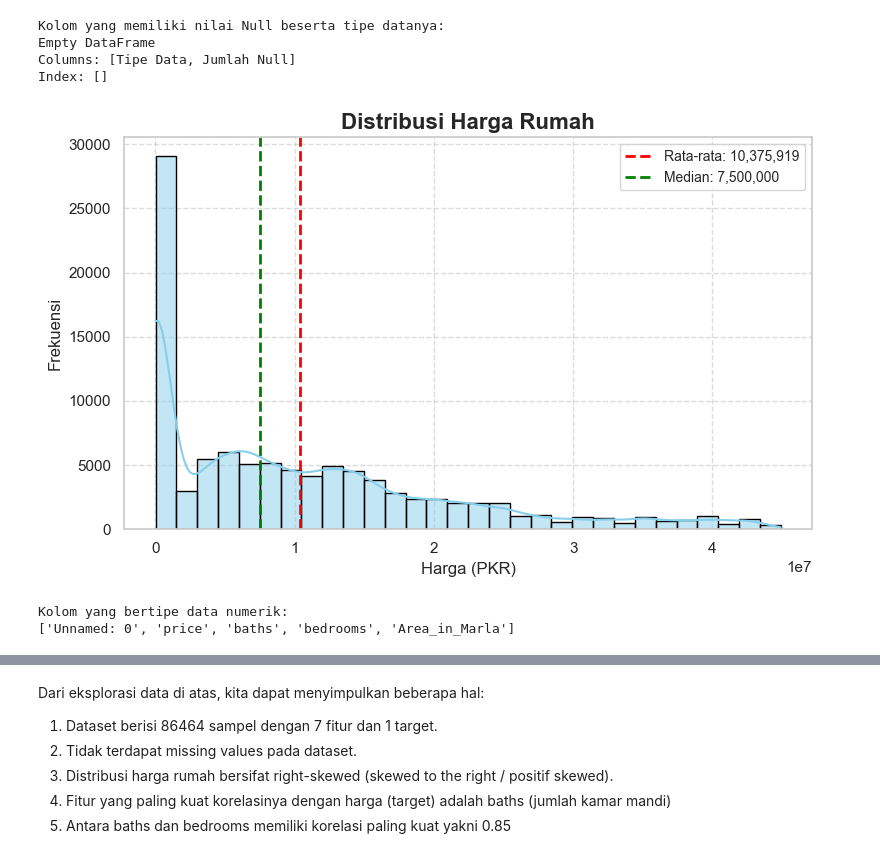
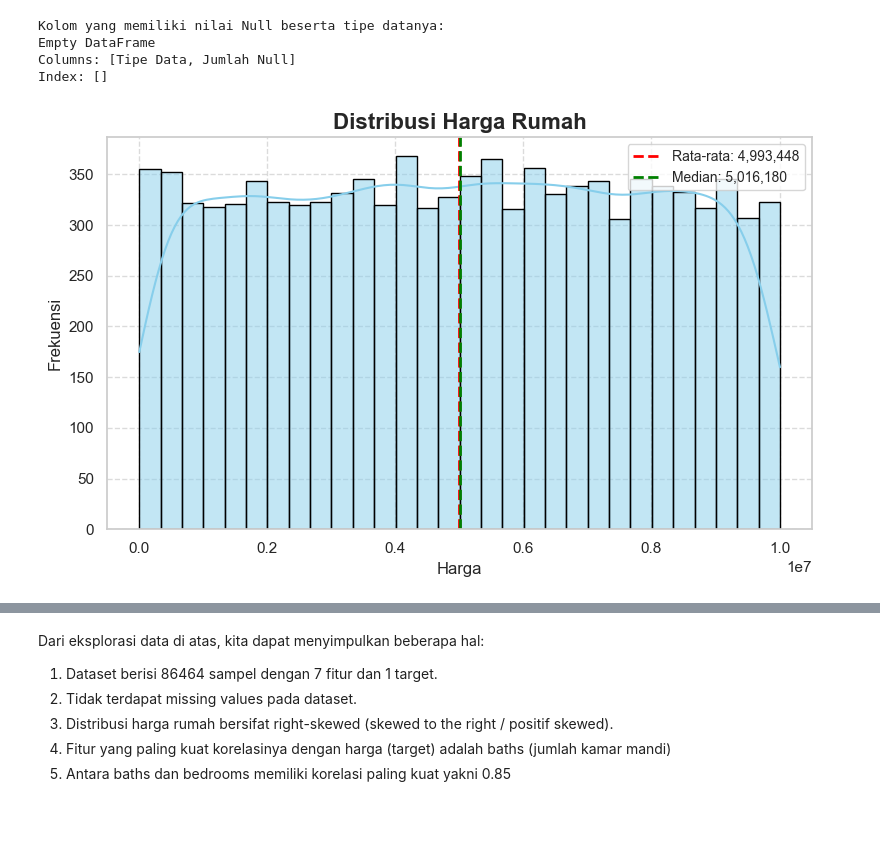
Before and after one commit to danielanputri/DicodingPredictiveAnalytics, a Jupyter notebook: Predictive Analytics_Daniela Natali Putri.ipynb, the cells around one changed output, grey strips where cells are left out. Saved outputs shown, nothing was run; the diff lists cells and outputs as text; code cells hidden in the pictures; blank space fills up the shorter version.

```diff
--- a/Predictive Analytics_Daniela Natali Putri.ipynb
+++ b/Predictive Analytics_Daniela Natali Putri.ipynb
@@ -34,6 +32,6 @@ Untuk detail lokasi, dataset ini menyediakan informasi mengenai nama area atau s
 # %%
 # Load csv dari folder data dan tampilkan
-df = pd.read_csv('house_prices.csv')
+df = pd.read_csv('ParisHousing.csv')
 
 # Cek beberapa baris pertama data
 print("Dimensi dataset:", df.shape)
@@ -113,33 +122,25 @@ Index: []
 # %%
 plt.figure(figsize=(8, 5))
 sns.set(style="whitegrid")
 
 # Histogram dengan KDE
 sns.histplot(df['price'], kde=True, bins=30, color='skyblue', edgecolor='black')
 
 # Judul dan Label
 plt.title('Distribusi Harga Rumah', fontsize=16, fontweight='bold')
-plt.xlabel('Harga (PKR)', fontsize=12)
+plt.xlabel('Harga', fontsize=12)
 plt.ylabel('Frekuensi', fontsize=12)
 
 # Garis rata-rata dan median
 mean_price = df['price'].mean()
 median_price = df['price'].median()
 plt.axvline(mean_price, color='red', linestyle='--', linewidth=2, label=f'Rata-rata: {mean_price:,.0f}')
 plt.axvline(median_price, color='green', linestyle='--', linewidth=2, label=f'Median: {median_price:,.0f}')
 
 # Tambahkan legenda dan grid
 plt.legend(fontsize=10)
 plt.grid(True, linestyle='--', alpha=0.7)
 plt.tight_layout()
 plt.show()
 # %% [output]
-[figure, old version]
+[figure, new version]
-# %%
-# Menampilkan semua kolom yang bertipe data numerik
-numeric_columns = df.select_dtypes(include=['number']).columns.tolist()
-print("Kolom yang bertipe data numerik:")
-print(numeric_columns)
-# %% [output]
-Kolom yang bertipe data numerik:
-['Unnamed: 0', 'price', 'baths', 'bedrooms', 'Area_in_Marla']
```
Also changed, not shown: parts of 35 cells of this notebook, 8 other files.
